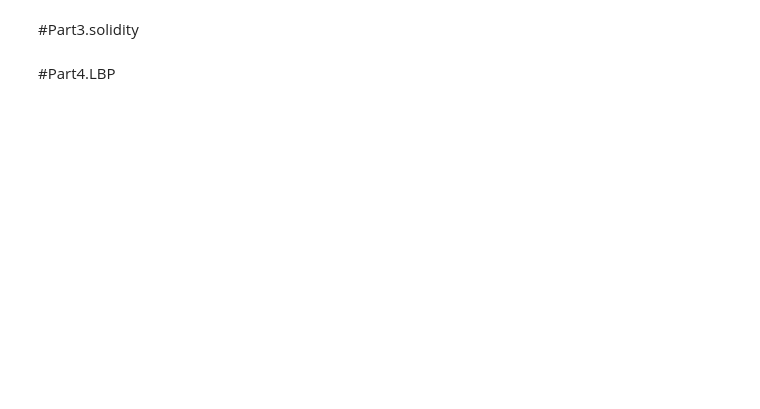
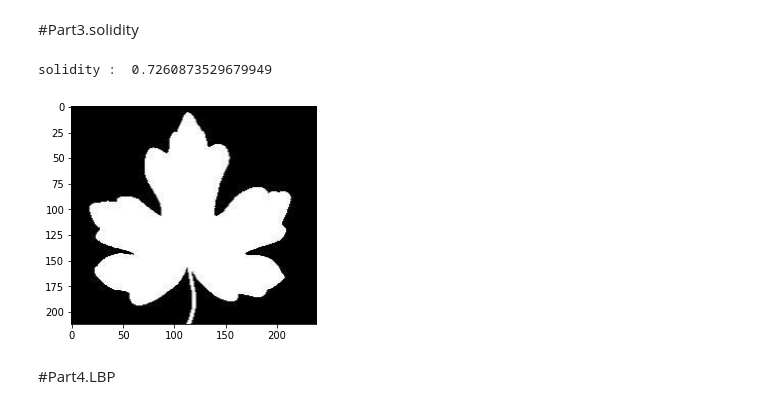
Before and after one commit to parsaeisa/computer_vision, a Jupyter notebook: HW10/HW[10].ipynb, the cells around one changed output. Saved outputs shown, nothing was run; the diff lists cells and outputs as text; code cells hidden in the pictures; blank space fills up the shorter version.

```diff
--- a/HW10/HW[10].ipynb
+++ b/HW10/HW[10].ipynb
@@ -106,14 +88,34 @@ def eccenticity(image):
 # %% [markdown]
 #Part3.solidity
 # %%
-def solidity(image):
+def solidity(thresh):
+
+  cnts,hierarchy = cv2.findContours(thresh, cv2.RETR_TREE,cv2.CHAIN_APPROX_SIMPLE)
+
+  cnt = cnts[0]
+
   area = cv2.contourArea(cnt)
   hull = cv2.convexHull(cnt)
   hull_area = cv2.contourArea(hull)
-  solidity = float(area)/hull_area
+  if hull_area > 0 :
+    solidity = float(area)/hull_area
+  else :
+    solidity = 0
   equi_diameter = np.sqrt(4*area/np.pi) # where to return this ??
 
   return  solidity
+# %%
+# Test solidity method
+im = cv2.imread("/content/leaf.png")
+gray = cv2.cvtColor(im, cv2.COLOR_BGR2GRAY)
+ret,otsu_thresh = cv2.threshold(gray,127,200,cv2.THRESH_BINARY)
+
+plt.imshow(im)
+
+print("solidity : " , solidity(otsu_thresh))
+# %% [output]
+solidity :  0.7260873529679949
+[figure, added]
 # %% [markdown]
 #Part4.LBP
 # %%
```
Also changed, not shown: parts of 17 cells of this notebook.
